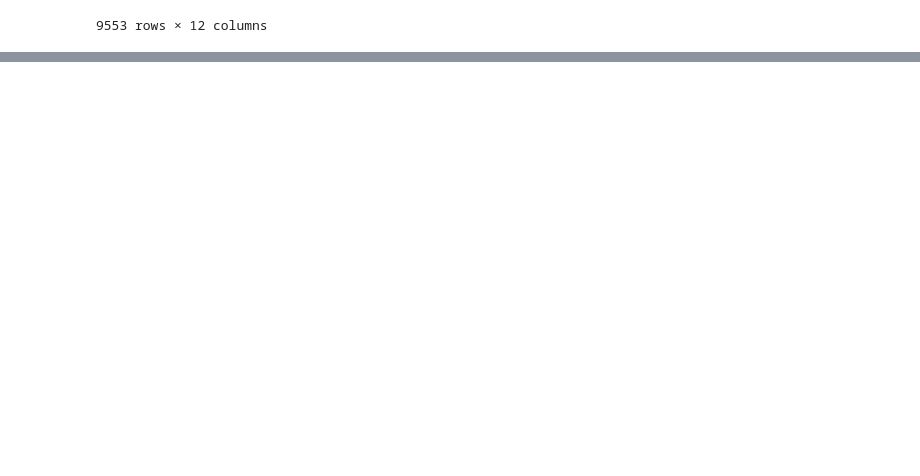
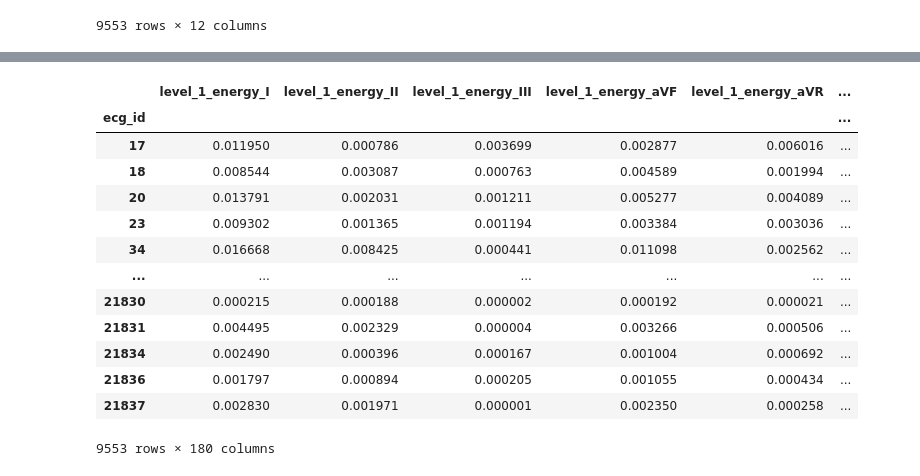
Before and after one commit to AGE90/ptbxl-challenge, a Jupyter notebook: notebooks/03-AGE-feature_engineering.ipynb, the cells around one changed output, grey strips where cells are left out. Saved outputs shown, nothing was run; the diff lists cells and outputs as text; code cells hidden in the pictures; blank space fills up the shorter version.

Commit message:
Add wavelet features section

```diff
--- a/notebooks/03-AGE-feature_engineering.ipynb
+++ b/notebooks/03-AGE-feature_engineering.ipynb
@@ -253,0 +290,37 @@ df_spectral_entropy.to_csv(data_processed_dir('spec_entropy_dataset.csv'))
+# %%
+wavelet_based_features = feature_builder.wavelet_fetures(
+    ecg_signals_pt,
+    wavelet='db4',
+    level=4,
+    axis=1
+)
+# %%
+df_wavelet_based_features_list = []
+for level_features in wavelet_based_features:
+    for key, item in level_features.items():
+
+        df_wavelet_based_features_list.append(
+            pd.DataFrame(
+                item,
+                columns=[f'{key}_' + lead for lead in leads],
+                index=dataset_metadata['ecg_id']
+            )
+        )
+
+df_wavelet_based_features = pd.concat(df_wavelet_based_features_list, axis=1)
+display(df_wavelet_based_features)
+# %% [output]
+|  | level_1_energy_I | level_1_energy_II | level_1_energy_III | level_1_energy_aVF | level_1_energy_aVR | ... |
+| ecg_id |  |  |  |  |  | ... |
+| 17 | 0.011950 | 0.000786 | 0.003699 | 0.002877 | 0.006016 | ... |
+| 18 | 0.008544 | 0.003087 | 0.000763 | 0.004589 | 0.001994 | ... |
+| 20 | 0.013791 | 0.002031 | 0.001211 | 0.005277 | 0.004089 | ... |
+| 23 | 0.009302 | 0.001365 | 0.001194 | 0.003384 | 0.003036 | ... |
+| 34 | 0.016668 | 0.008425 | 0.000441 | 0.011098 | 0.002562 | ... |
+| ... | ... | ... | ... | ... | ... | ... |
+| 21830 | 0.000215 | 0.000188 | 0.000002 | 0.000192 | 0.000021 | ... |
+| 21831 | 0.004495 | 0.002329 | 0.000004 | 0.003266 | 0.000506 | ... |
+| 21834 | 0.002490 | 0.000396 | 0.000167 | 0.001004 | 0.000692 | ... |
+| 21836 | 0.001797 | 0.000894 | 0.000205 | 0.001055 | 0.000434 | ... |
+| 21837 | 0.002830 | 0.001971 | 0.000001 | 0.002350 | 0.000258 | ... |
+9553 rows × 180 columns
```
Also changed, not shown: parts of 5 cells of this notebook.
